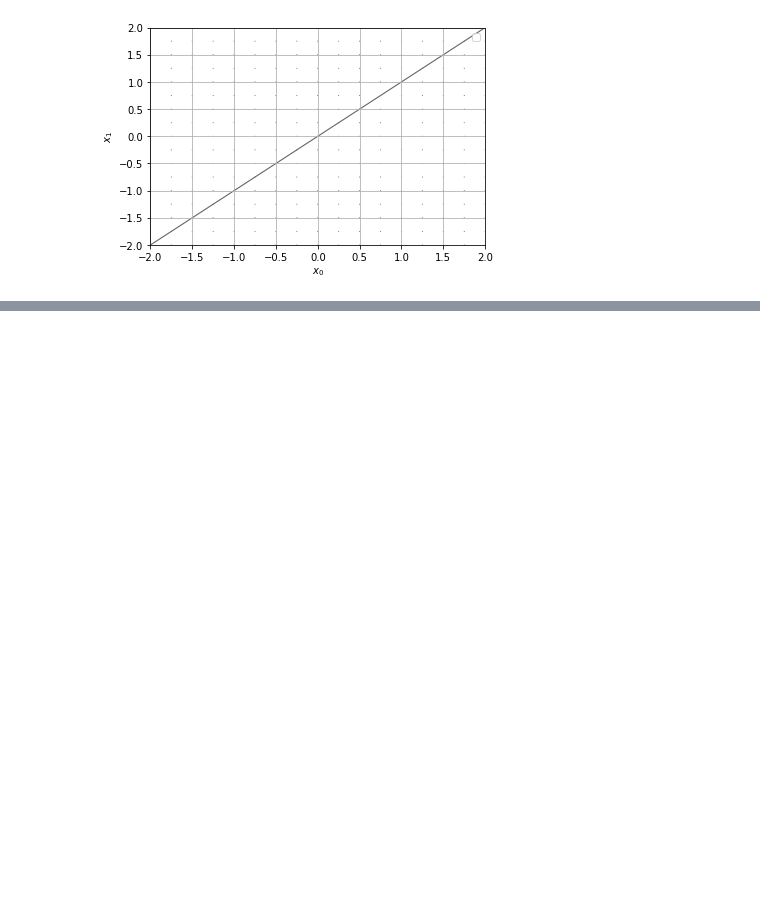
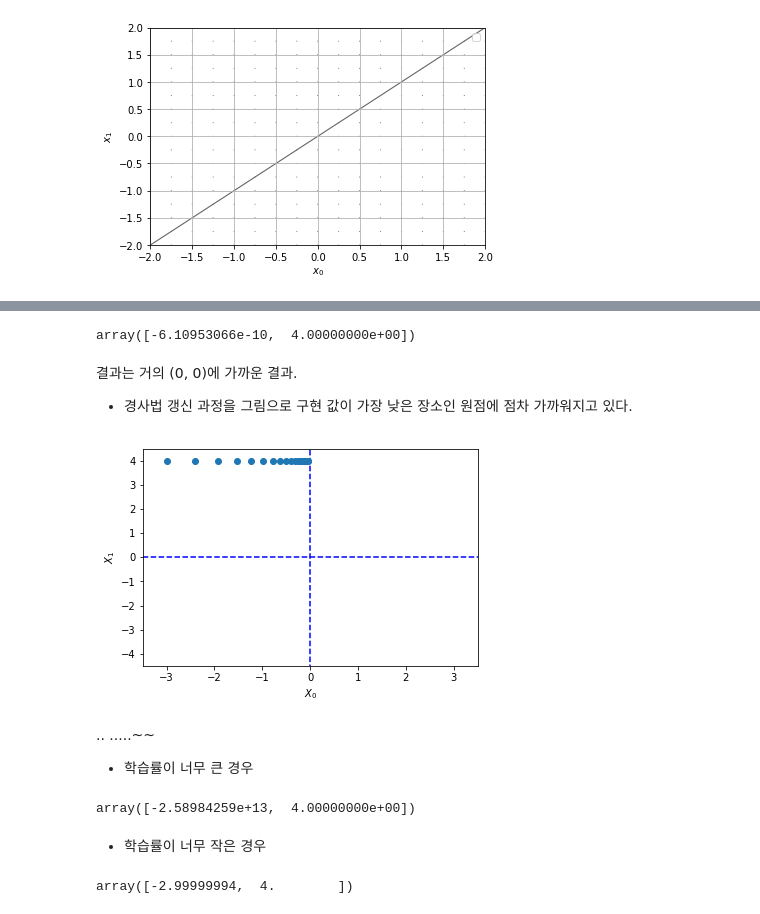
Before and after one commit to ImAready/Deep-Learning, a Jupyter notebook: chapter4.ipynb, the cells around one changed output, grey strips where cells are left out. Cells and saved outputs as stored; diff of their text form; code cells hidden in the pictures; blank space fills up the shorter version.

```diff
--- a/chapter4.ipynb
+++ b/chapter4.ipynb
@@ -116,0 +266,61 @@ No handles with labels found to put in legend.
+# %%
+def function_2(x):
+    return x[0]**2 + x[1]**2
+
+init_x = np.array([-3.0, 4.0])    # 초기값(-3.0, 4.0)
+gradient_descent(function_2, init_x=init_x, lr=0.1, step_num=100)
+# %% [output]
+array([-6.10953066e-10,  4.00000000e+00])
+# %% [markdown]
+결과는 거의 (0, 0)에 가까운 결과.
+
+
+* 경사법 갱신 과정을 그림으로 구현
+   값이 가장 낮은 장소인 원점에 점차 가까워지고 있다.
+# %%
+def gradient_descent2(f, init_x, lr=0.01, step_num=100):
+    x = init_x
+    x_history = []
+
+    for i in range(step_num):
+        x_history.append( x.copy() )
+
+        grad = numerical_gradient(f, x)
+        x -= lr * grad
+
+    return x, np.array(x_history)
+# %%
+init_x = np.array([-3.0, 4.0])
+
+lr = 0.1
+step_num = 20
+x, x_history = gradient_descent2(function_2, init_x, lr=lr, step_num=step_num)
+
+plt.plot( [-5, 5], [0,0], '--b')
+plt.plot( [0,0], [-5, 5], '--b')
+plt.plot(x_history[:,0], x_history[:,1], 'o')
+
+plt.xlim(-3.5, 3.5)
+plt.ylim(-4.5, 4.5)
+plt.xlabel("$X_0$")
+plt.ylabel("$X_1$")
+plt.show()
+# %% [output]
+[figure, added]
+# %% [markdown]
+.. .....~~
+
+
+* 학습률이 너무 큰 경우
+# %%
+init_x = np.array([-3.0, 4.0])
+gradient_descent(function_2, init_x=init_x, lr=10.0, step_num=100)
+# %% [output]
+array([-2.58984259e+13,  4.00000000e+00])
+# %% [markdown]
+* 학습률이 너무 작은 경우
+# %%
+init_x = np.array([-3.0, 4.0])
+gradient_descent(function_2, init_x=init_x, lr=1e-10, step_num=100)
+# %% [output]
+array([-2.99999994,  4.        ])
```
Also changed, not shown: parts of 21 cells of this notebook, 12 other files.
